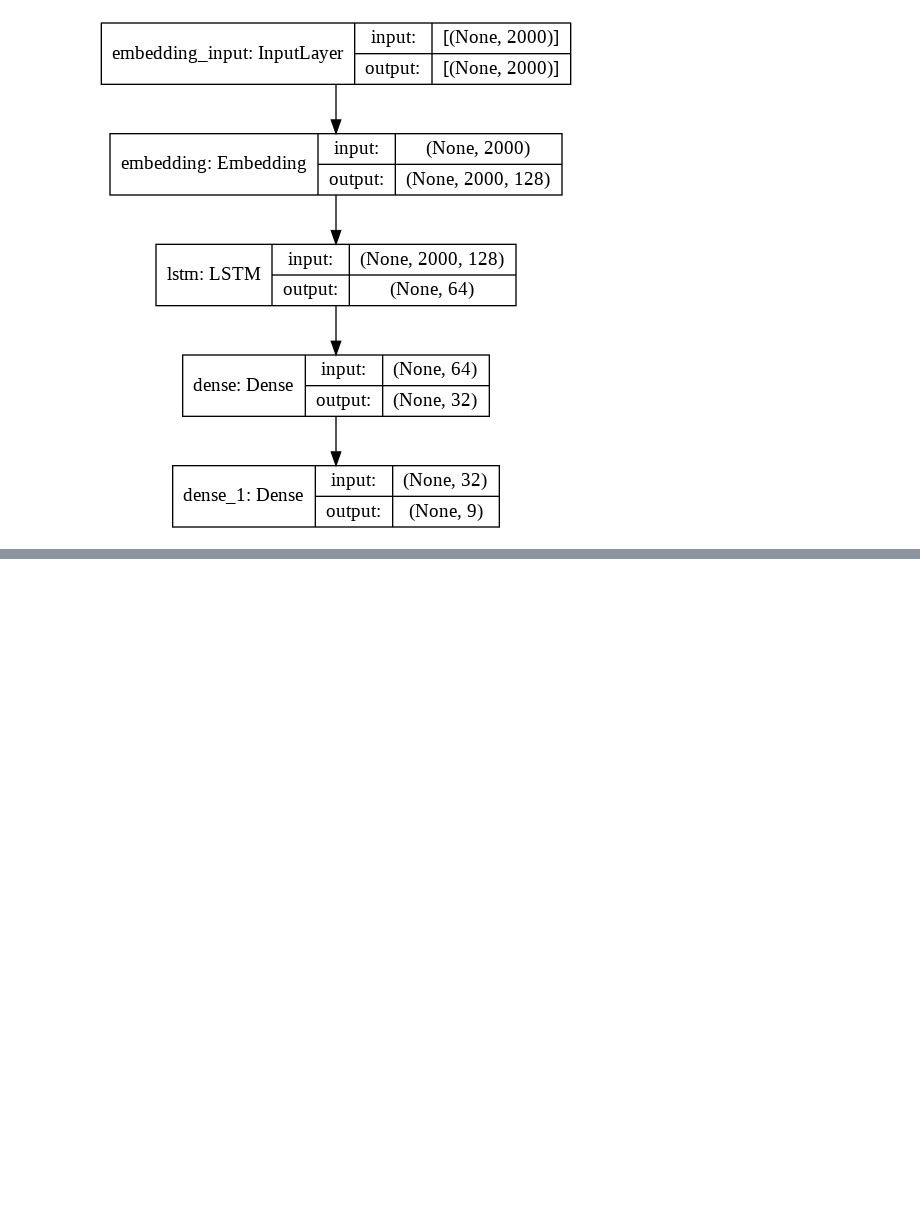
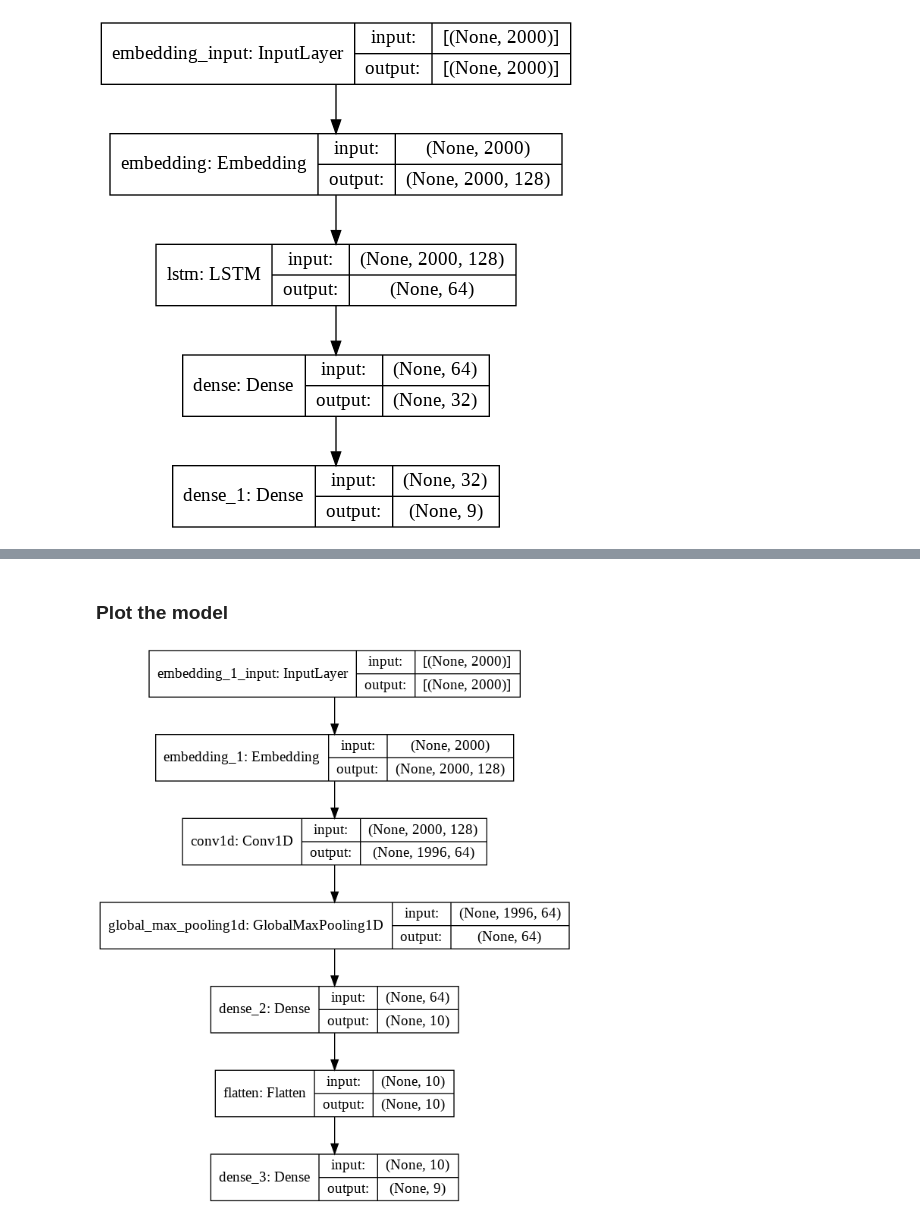
Before and after one commit to Chabname/RAPMC, a Jupyter notebook: notebook/DL_mutation_class.ipynb, the cells around one changed output, grey strips where cells are left out. Drawn from its saved outputs; the diff is of its cells as text; code cells hidden in the pictures; blank space fills up the shorter version.

```diff
--- a/notebook/DL_mutation_class.ipynb
+++ b/notebook/DL_mutation_class.ipynb
@@ -548,0 +563,12 @@ plt.show()
+# %%
+cnnmodel = Sequential()
+cnnmodel.add(Embedding(num_words, embed_dim, input_length = X.shape[1]))
+cnnmodel.add(Conv1D(64, 5, activation='relu'))
+cnnmodel.add(GlobalMaxPooling1D())
+cnnmodel.add(Dense(10, activation='relu'))
+cnnmodel.add(Flatten())
+cnnmodel.add(Dense(9, activation='softmax'))
+cnnmodel.compile(optimizer='adam',
+               loss='binary_crossentropy',
+               metrics=['accuracy'])
+cnnmodel.summary()
@@ -548,0 +596,6 @@ plt.show()
+# %% [markdown]
+### Plot the model
+# %%
+keras.utils.plot_model(cnnmodel, "my_first_model_shapes.png", show_shapes= True)
+# %% [output]
+[figure, added]
```
Also changed, not shown: parts of 34 cells of this notebook.
